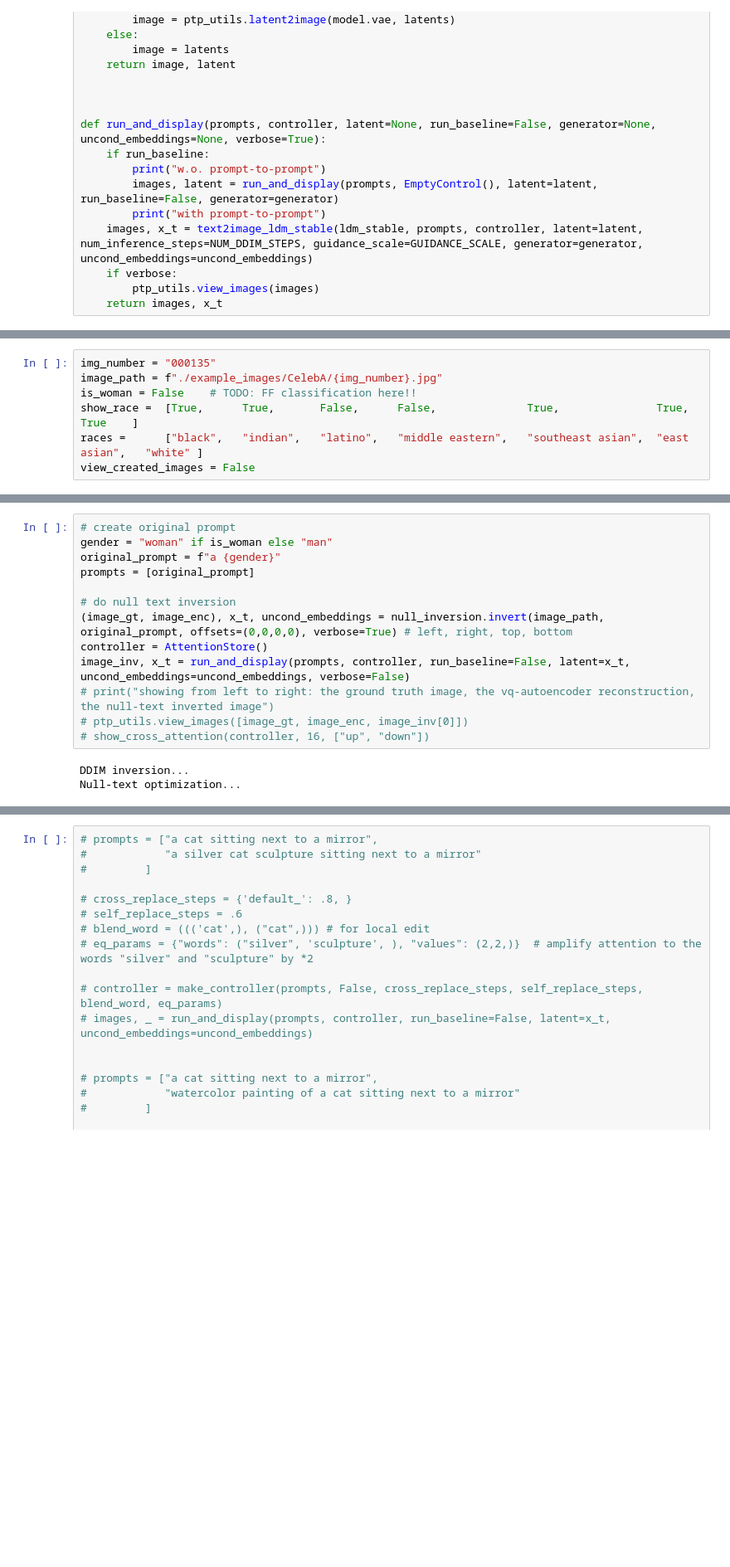
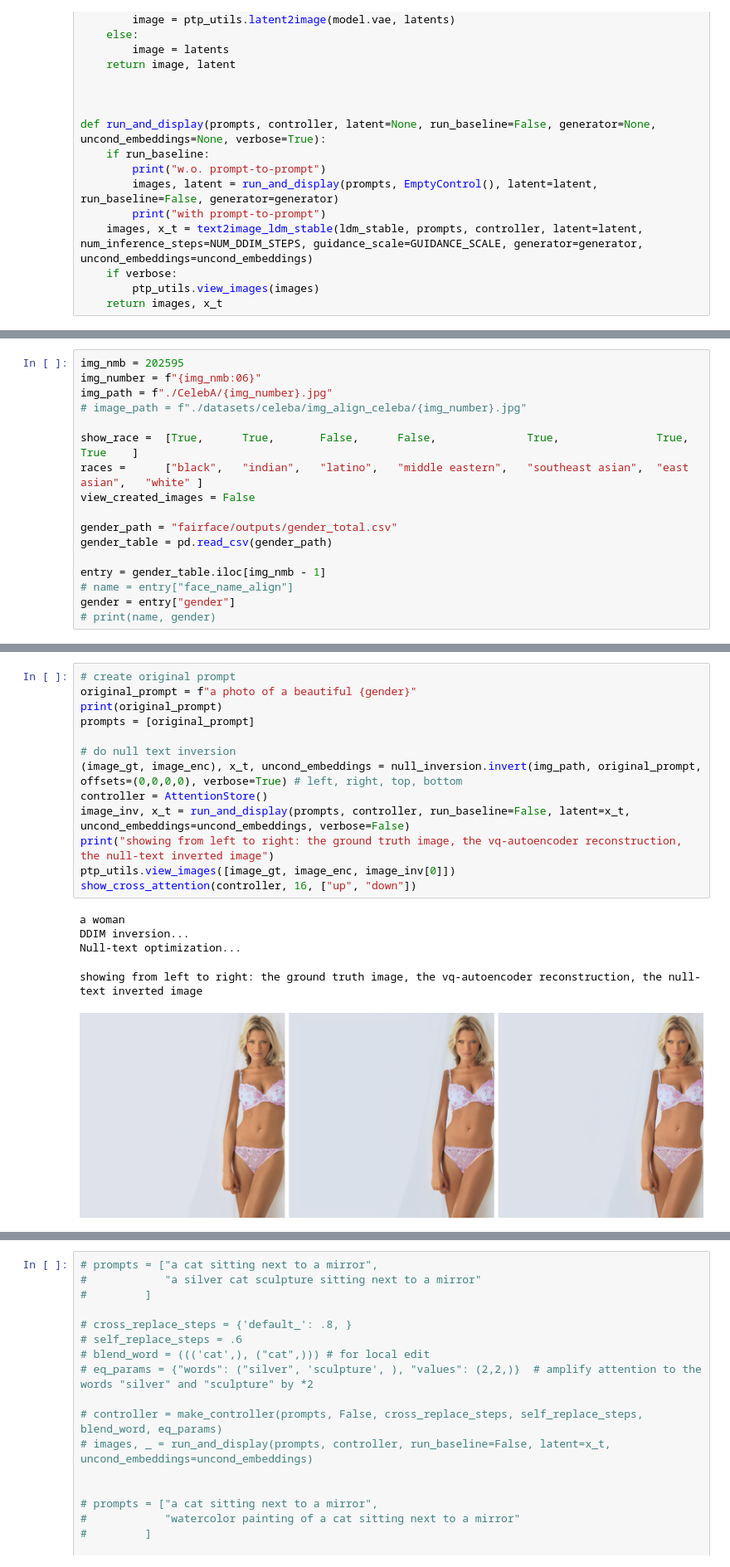
Before and after one commit to RittD/I2I-Augmentation, a Jupyter notebook: null_text_inv_with_ptp.ipynb, the cells around one changed output, grey strips where cells are left out. Shown at 83% size. Saved outputs shown, nothing was run; the diff lists cells and outputs as text; blank space fills up the shorter version.

```diff
--- a/null_text_inv_with_ptp.ipynb
+++ b/null_text_inv_with_ptp.ipynb
@@ -647,7 +713,17 @@ def run_and_display(prompts, controller, latent=None, run_baseline=False, genera
 # %%
-img_number = "000135"
-image_path = f"./example_images/CelebA/{img_number}.jpg"
-is_woman = False    # TODO: FF classification here!!
+img_nmb = 202595
+img_number = f"{img_nmb:06}"
+img_path = f"./CelebA/{img_number}.jpg"
+# image_path = f"./datasets/celeba/img_align_celeba/{img_number}.jpg"
+
 show_race =  [True,      True,       False,      False,              True,               True,           True    ]
 races =      ["black",   "indian",   "latino",   "middle eastern",   "southeast asian",  "east asian",   "white" ]
 view_created_images = False
+
+gender_path = "fairface/outputs/gender_total.csv"
+gender_table = pd.read_csv(gender_path)
+
+entry = gender_table.iloc[img_nmb - 1]
+# name = entry["face_name_align"]
+gender = entry["gender"]
+# print(name, gender)
@@ -654,16 +779,19 @@ view_created_images = False
 # %%
 # create original prompt
-gender = "woman" if is_woman else "man"
-original_prompt = f"a {gender}"
+original_prompt = f"a photo of a beautiful {gender}"
+print(original_prompt)
 prompts = [original_prompt]
 
 # do null text inversion
-(image_gt, image_enc), x_t, uncond_embeddings = null_inversion.invert(image_path, original_prompt, offsets=(0,0,0,0), verbose=True) # left, right, top, bottom
+(image_gt, image_enc), x_t, uncond_embeddings = null_inversion.invert(img_path, original_prompt, offsets=(0,0,0,0), verbose=True) # left, right, top, bottom
 controller = AttentionStore()
 image_inv, x_t = run_and_display(prompts, controller, run_baseline=False, latent=x_t, uncond_embeddings=uncond_embeddings, verbose=False)
-# print("showing from left to right: the ground truth image, the vq-autoencoder reconstruction, the null-text inverted image")
-# ptp_utils.view_images([image_gt, image_enc, image_inv[0]])
-# show_cross_attention(controller, 16, ["up", "down"])
+print("showing from left to right: the ground truth image, the vq-autoencoder reconstruction, the null-text inverted image")
+ptp_utils.view_images([image_gt, image_enc, image_inv[0]])
+show_cross_attention(controller, 16, ["up", "down"])
 # %% [output]
+a woman
 DDIM inversion...
 Null-text optimization...
+showing from left to right: the ground truth image, the vq-autoencoder reconstruction, the null-text inverted image
+[figure, added]
```
Also changed, not shown: parts of 7 cells of this notebook, 31 other files.
